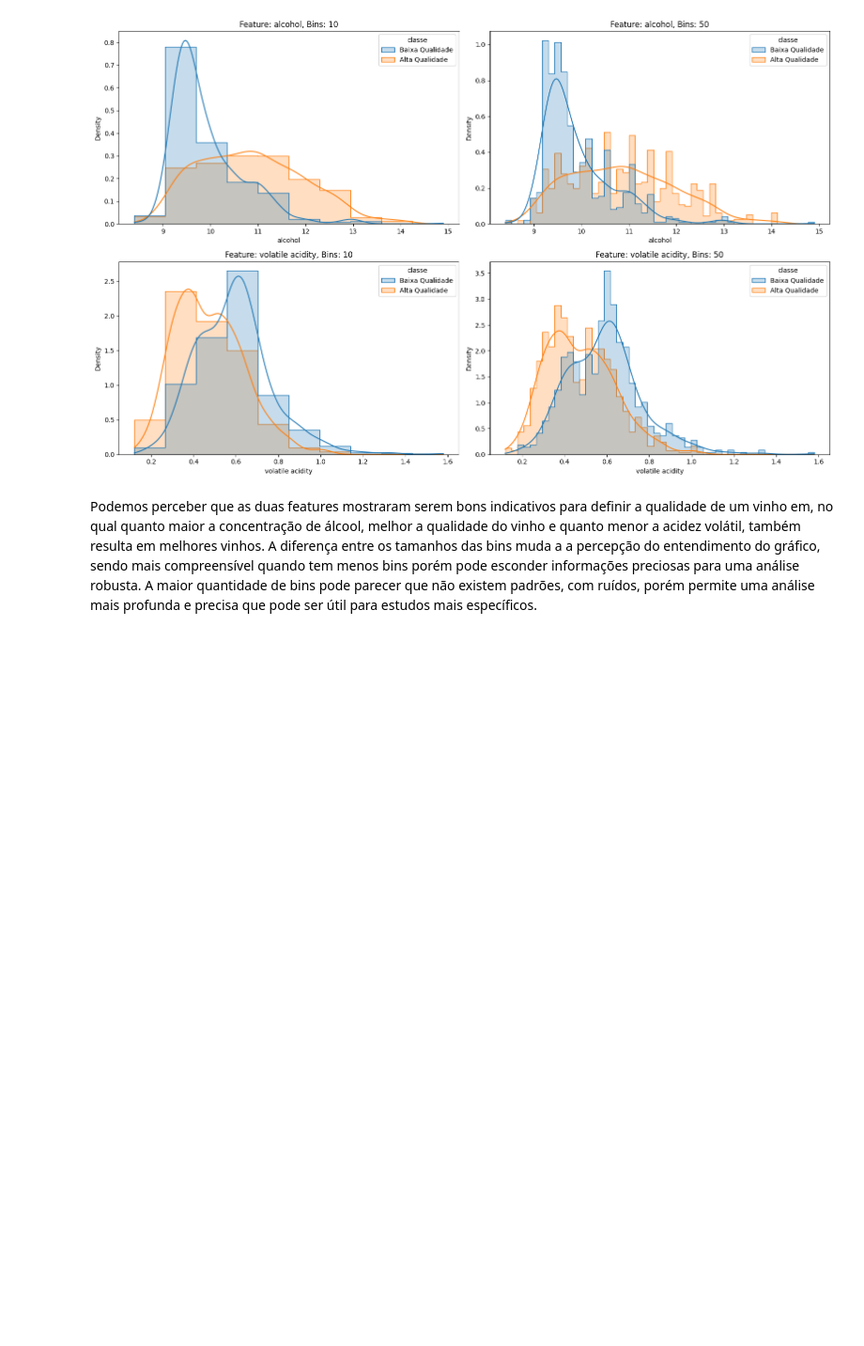
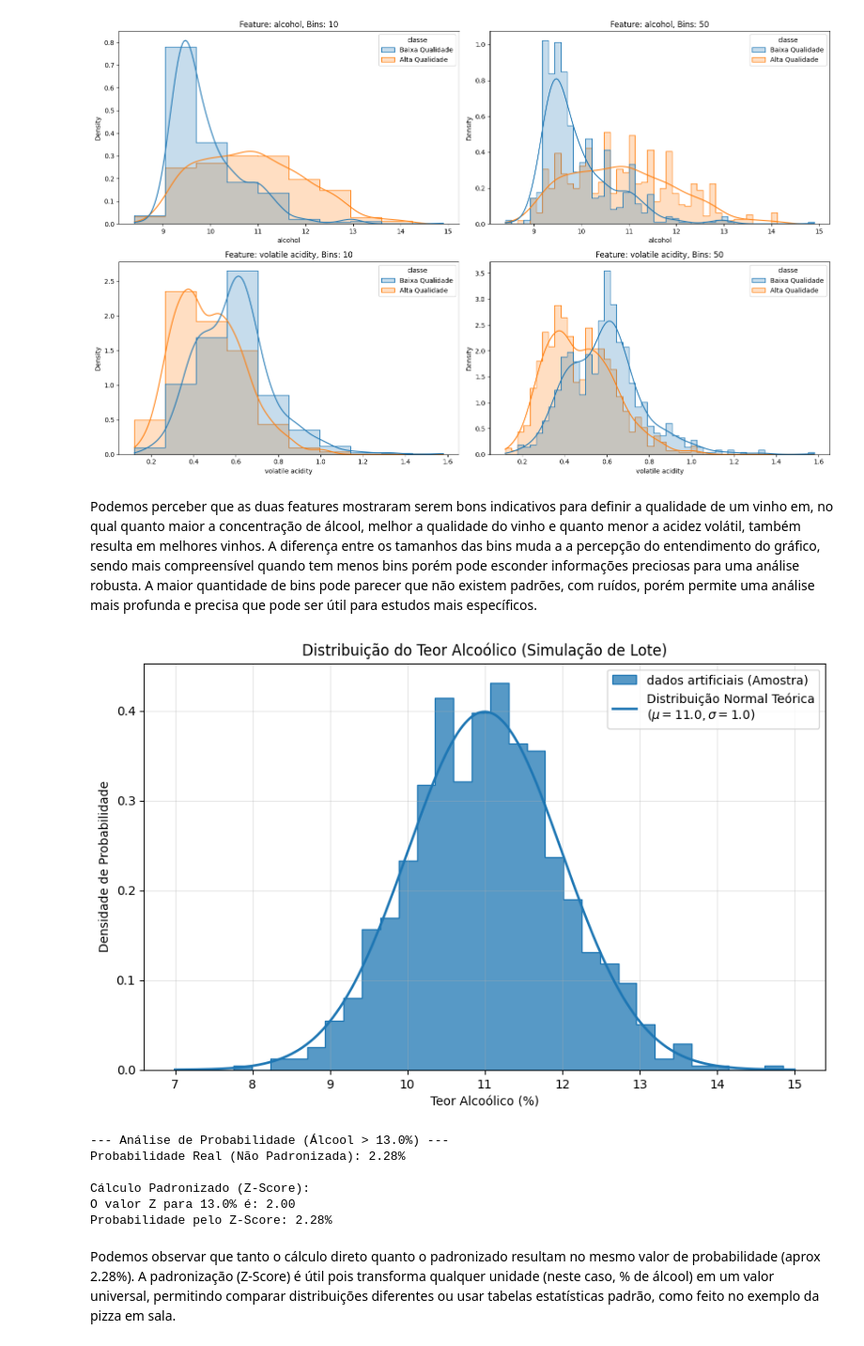
Before and after one commit to LeoGRibeiro/trabalho-1-llm, a Jupyter notebook: trabalho1.ipynb, the cells around one changed output. Shown at 94% size. Saved outputs shown, nothing was run; the diff lists cells and outputs as text; code cells hidden in the pictures; blank space fills up the shorter version.

```diff
--- a/trabalho1.ipynb
+++ b/trabalho1.ipynb
@@ -43,3 +44,74 @@ plt.show()
 [figure]
 # %% [markdown]
 Podemos perceber que as duas features mostraram serem bons indicativos para definir a qualidade de um vinho em, no qual quanto maior a concentração de álcool, melhor a qualidade do vinho e quanto menor a acidez volátil, também resulta em melhores vinhos. A diferença entre os tamanhos das bins muda a a percepção do entendimento do gráfico, sendo mais compreensível quando tem menos bins porém pode esconder informações preciosas para uma análise robusta. A maior quantidade de bins pode parecer que não existem padrões, com ruídos, porém permite uma análise mais profunda e precisa que pode ser útil para estudos mais específicos.
+# %%
+# Parte B
+# Vamos calcular a probalilidade de um vinho ter um teor alcoólico acima de 13% que pode garantir que o produto tem a qualidade boa com dados gerados de 1000 garrafas.
+# A média será: 11.0
+# Desvio padrão: 1.0
+
+import numpy as np
+import matplotlib.pyplot as plt
+import seaborn as sns
+from scipy.stats import norm
+import pandas as pd
+
+# Definição de parâmetros
+media = 11.0
+desvio = 1.0
+n_de_amostras = 1000
+valor_de_corte = 13.0
+
+# Geração de dados aleatórios
+np.random.seed(42)
+dados_gerados = np.random.normal(loc=media,scale=desvio,size=n_de_amostras)
+
+# Plotagem
+plt.figure(figsize=(10,6))
+
+sns.histplot(dados_gerados, bins=30, kde=False, stat='density', label='dados artificiais (Amostra)', element= 'step')
+
+
+x_axis = np.linspace(media - 4 * desvio, media +4 *desvio,1000)
+plt.plot(x_axis,norm.pdf(x_axis,media,desvio),linewidth=2, label = f'Distribuição Normal Teórica\n($\mu={media}, \sigma={desvio}$)')
+
+plt.title('Distribuição do Teor Alcoólico (Simulação de Lote)')
+plt.xlabel('Teor Alcoólico (%)')
+plt.ylabel('Densidade de Probabilidade')
+plt.legend()
+plt.grid(True, alpha=0.3)
+plt.show()
+
+# Cálculos de Probabilidade
+# Agora realizamos o cálculo da probabilidade de encontrar um vinho com teor alcoólico superior a 13%
+# Faremos de duas formas: usando a distribuição original e a padronizada (Z-Score)
+
+print(f"--- Análise de Probabilidade (Álcool > {valor_de_corte}%) ---")
+
+# 1. Cálculo não Padronizado (Direto)
+# Utilizando a função de densidade acumulada (CDF) com os parâmetros originais da amostra
+prob_nao_padronizada = 1 - norm.cdf(valor_de_corte, loc=media, scale=desvio)
+print(f"Probabilidade Real (Não Padronizada): {prob_nao_padronizada*100:.2f}%")
+
+# 2. Cálculo Padronizado (Z-Score)
+# Normalizamos o valor para a escala padrão onde média é 0 e desvio é 1
+# Fórmula: Z = (X - média) / desvio
+z_score = (valor_de_corte - media) / desvio
+
+print(f"\nCálculo Padronizado (Z-Score):")
+print(f"O valor Z para {valor_de_corte}% é: {z_score:.2f}")
+
+# Buscamos a probabilidade correspondente ao Z na tabela normal padrão
+prob_padronizada = 1 - norm.cdf(z_score)
+print(f"Probabilidade pelo Z-Score: {prob_padronizada*100:.2f}%")
+# %% [output]
+[figure, added]
+--- Análise de Probabilidade (Álcool > 13.0%) ---
+Probabilidade Real (Não Padronizada): 2.28%
+
+Cálculo Padronizado (Z-Score):
+O valor Z para 13.0% é: 2.00
+Probabilidade pelo Z-Score: 2.28%
+# %% [markdown]
+Podemos observar que tanto o cálculo direto quanto o padronizado resultam no mesmo valor de probabilidade (aprox 2.28%). A padronização (Z-Score) é útil pois transforma qualquer unidade (neste caso, % de álcool) em um valor universal,
+permitindo comparar distribuições diferentes ou usar tabelas estatísticas padrão, como feito no exemplo da pizza em sala.
```
Also changed, not shown: parts of 1 cell of this notebook.
